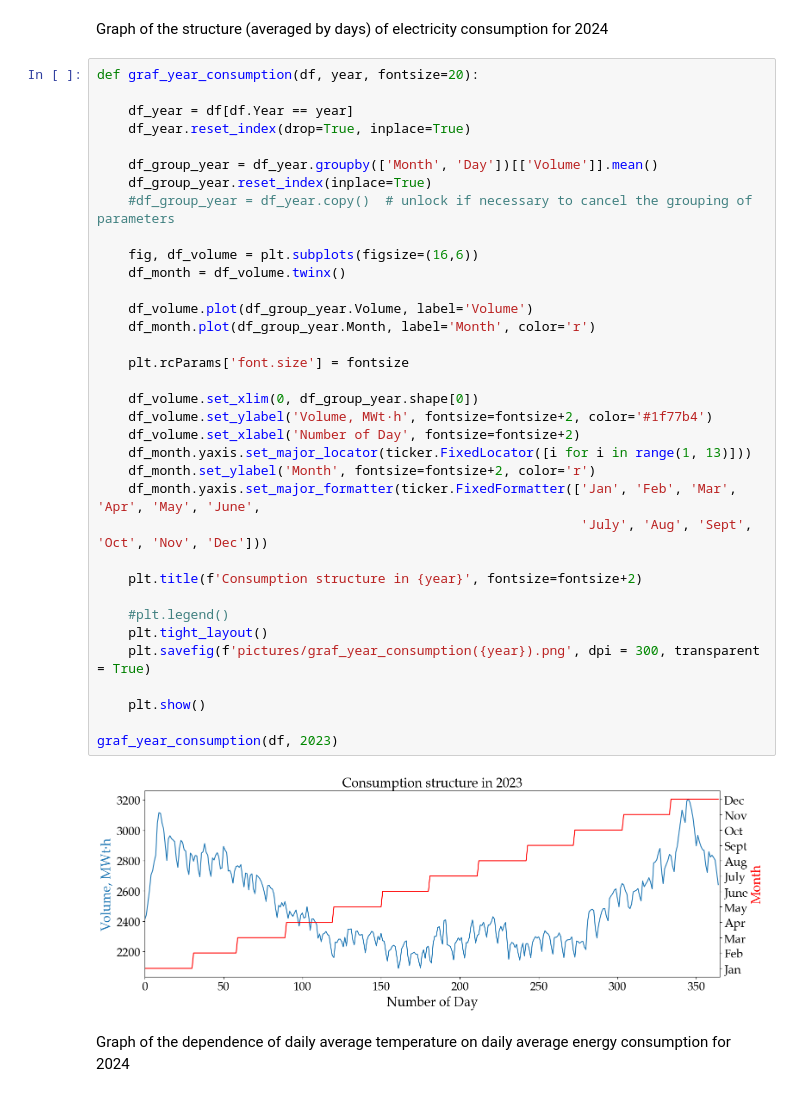
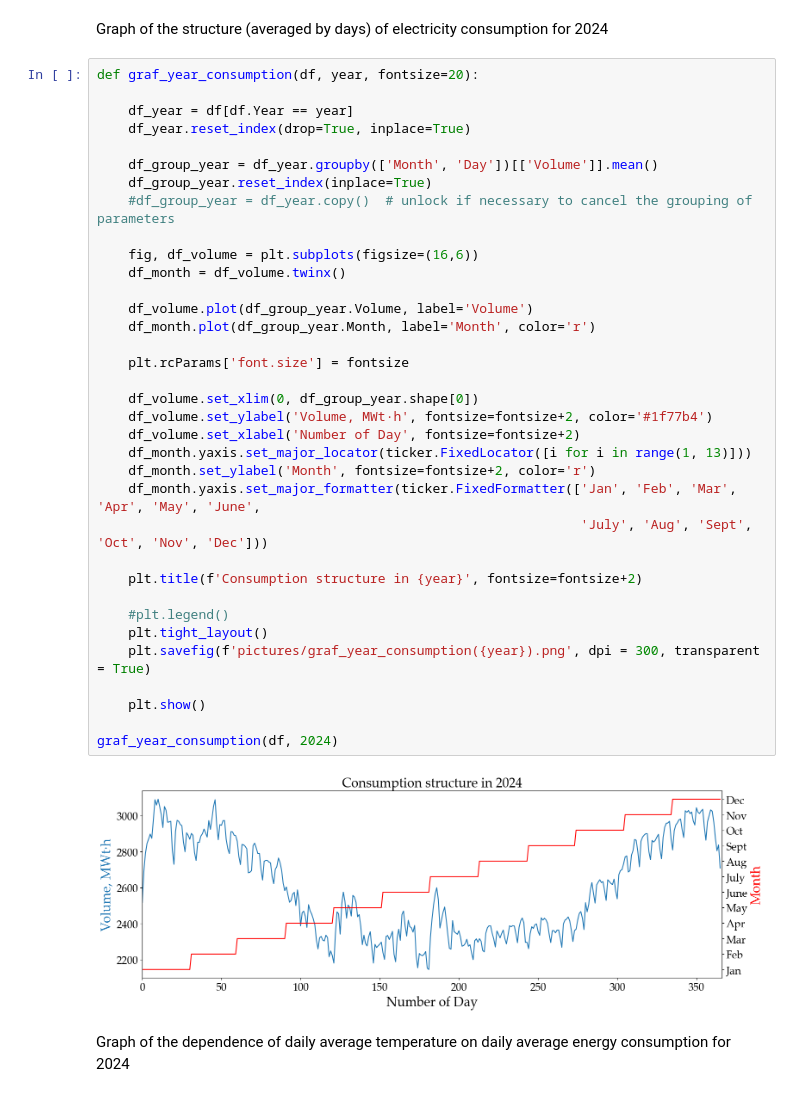
Before and after one commit to caapel/STLF, a Jupyter notebook: EDA.ipynb, the cells around one changed output. Drawn from its saved outputs; the diff is of its cells as text.

```diff
--- a/EDA.ipynb
+++ b/EDA.ipynb
@@ -128,35 +129,35 @@ def graf_year_consumption(df, year, fontsize=20):
 
     df_group_year = df_year.groupby(['Month', 'Day'])[['Volume']].mean()
     df_group_year.reset_index(inplace=True)
     #df_group_year = df_year.copy()  # unlock if necessary to cancel the grouping of parameters
 
     fig, df_volume = plt.subplots(figsize=(16,6))
     df_month = df_volume.twinx()
 
     df_volume.plot(df_group_year.Volume, label='Volume')
     df_month.plot(df_group_year.Month, label='Month', color='r')
 
     plt.rcParams['font.size'] = fontsize
 
     df_volume.set_xlim(0, df_group_year.shape[0])
     df_volume.set_ylabel('Volume, MWt·h', fontsize=fontsize+2, color='#1f77b4')
     df_volume.set_xlabel('Number of Day', fontsize=fontsize+2)
     df_month.yaxis.set_major_locator(ticker.FixedLocator([i for i in range(1, 13)]))
     df_month.set_ylabel('Month', fontsize=fontsize+2, color='r')
     df_month.yaxis.set_major_formatter(ticker.FixedFormatter(['Jan', 'Feb', 'Mar', 'Apr', 'May', 'June',
                                                               'July', 'Aug', 'Sept', 'Oct', 'Nov', 'Dec']))
 
     plt.title(f'Сonsumption structure in {year}', fontsize=fontsize+2)
 
     #plt.legend()
     plt.tight_layout()
     plt.savefig(f'pictures/graf_year_consumption({year}).png', dpi = 300, transparent = True)
 
     plt.show()
 
-graf_year_consumption(df, 2023)
+graf_year_consumption(df, 2024)
 # %% [output]
-[figure, old version]
+[figure, new version]
 # %% [markdown]
 Graph of the dependence of daily average temperature on daily average energy consumption for 2024
 # %%
```
Also changed, not shown: parts of 11 cells of this notebook, 2 other files.
